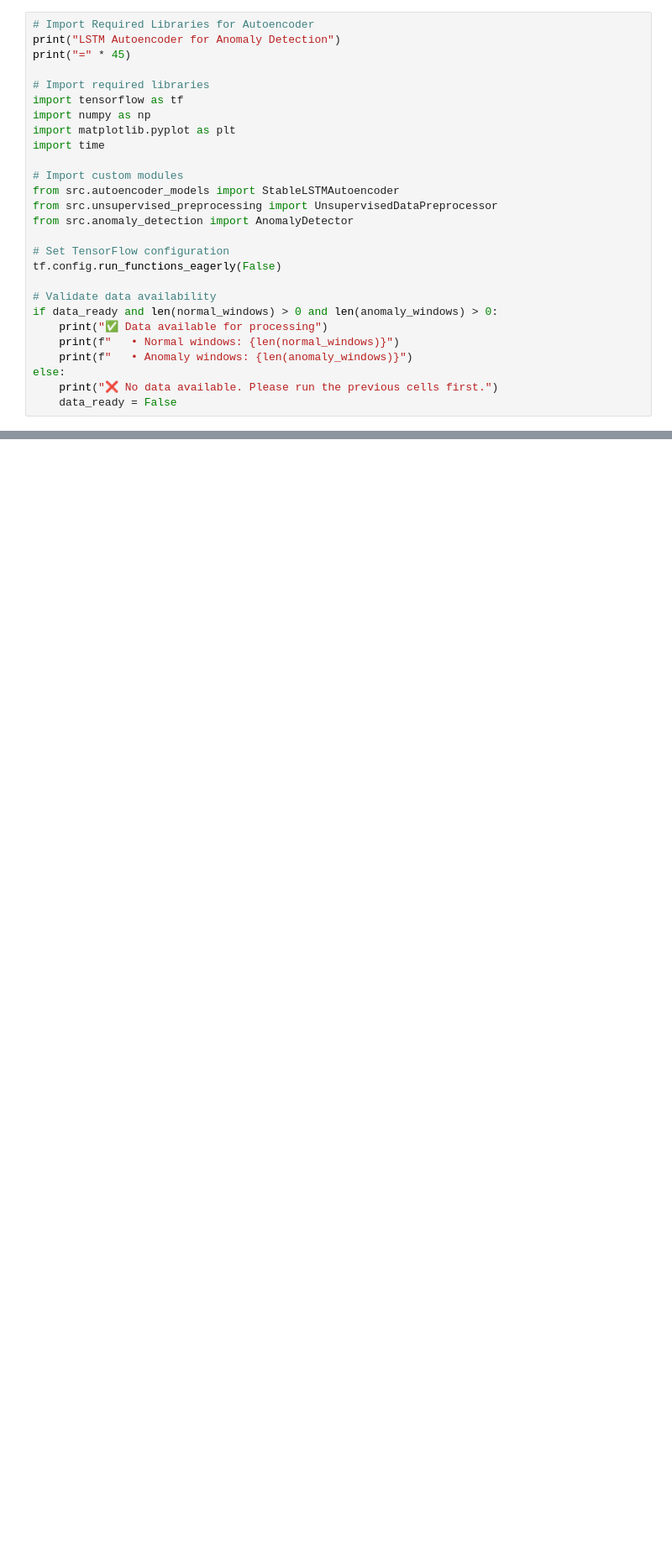
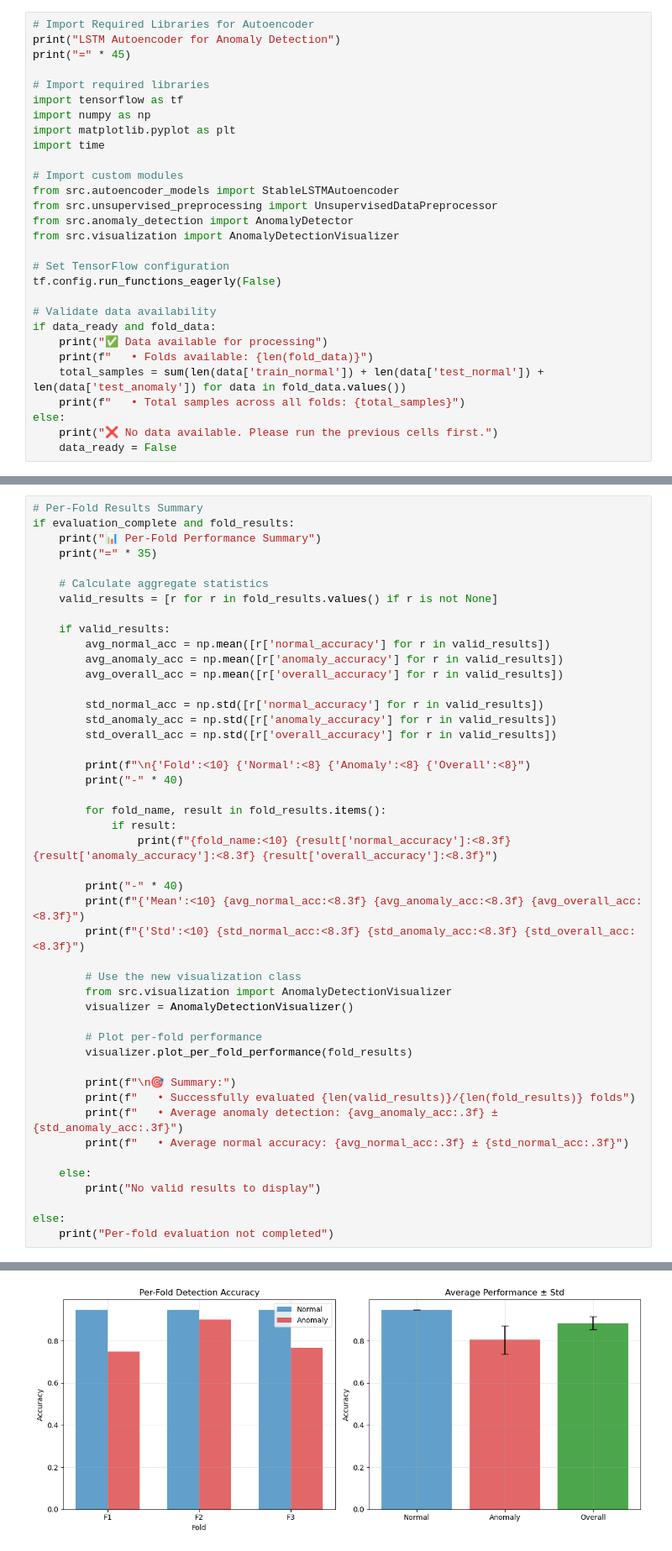
Before and after one commit to petrobras/3W, a Jupyter notebook: resources/introduction_to_ml_applied_to_mts/3_introduction_to_unsupervised_learning.ipynb, the cells around one changed output, grey strips where cells are left out. Shown at 84% size. Saved outputs shown, nothing was run; the diff lists cells and outputs as text; blank space fills up the shorter version.

```diff
--- a/resources/introduction_to_ml_applied_to_mts/3_introduction_to_unsupervised_learning.ipynb
+++ b/resources/introduction_to_ml_applied_to_mts/3_introduction_to_unsupervised_learning.ipynb
@@ -237,15 +453,17 @@ import time
 from src.autoencoder_models import StableLSTMAutoencoder
 from src.unsupervised_preprocessing import UnsupervisedDataPreprocessor
 from src.anomaly_detection import AnomalyDetector
+from src.visualization import AnomalyDetectionVisualizer
 
 # Set TensorFlow configuration
 tf.config.run_functions_eagerly(False)
 
 # Validate data availability
-if data_ready and len(normal_windows) > 0 and len(anomaly_windows) > 0:
+if data_ready and fold_data:
     print("✅ Data available for processing")
-    print(f"   • Normal windows: {len(normal_windows)}")
-    print(f"   • Anomaly windows: {len(anomaly_windows)}")
+    print(f"   • Folds available: {len(fold_data)}")
+    total_samples = sum(len(data['train_normal']) + len(data['test_normal']) + len(data['test_anomaly']) for data in fold_data.values())
+    print(f"   • Total samples across all folds: {total_samples}")
 else:
     print("❌ No data available. Please run the previous cells first.")
     data_ready = False
@@ -1398,0 +634,47 @@ Detailed     32           128          High-capacity model       🎯 Detailed,
+# %%
+# Per-Fold Results Summary
+if evaluation_complete and fold_results:
+    print("📊 Per-Fold Performance Summary")
+    print("=" * 35)
+
+    # Calculate aggregate statistics
+    valid_results = [r for r in fold_results.values() if r is not None]
+
+    if valid_results:
+        avg_normal_acc = np.mean([r['normal_accuracy'] for r in valid_results])
+        avg_anomaly_acc = np.mean([r['anomaly_accuracy'] for r in valid_results])
+        avg_overall_acc = np.mean([r['overall_accuracy'] for r in valid_results])
+
+        std_normal_acc = np.std([r['normal_accuracy'] for r in valid_results])
+        std_anomaly_acc = np.std([r['anomaly_accuracy'] for r in valid_results])
+        std_overall_acc = np.std([r['overall_accuracy'] for r in valid_results])
+
+        print(f"\n{'Fold':<10} {'Normal':<8} {'Anomaly':<8} {'Overall':<8}")
+        print("-" * 40)
+
+        for fold_name, result in fold_results.items():
+            if result:
+                print(f"{fold_name:<10} {result['normal_accuracy']:<8.3f} {result['anomaly_accuracy']:<8.3f} {result['overall_accuracy']:<8.3f}")
+
+        print("-" * 40)
+        print(f"{'Mean':<10} {avg_normal_acc:<8.3f} {avg_anomaly_acc:<8.3f} {avg_overall_acc:<8.3f}")
+        print(f"{'Std':<10} {std_normal_acc:<8.3f} {std_anomaly_acc:<8.3f} {std_overall_acc:<8.3f}")
+
+        # Use the new visualization class
+        from src.visualization import AnomalyDetectionVisualizer
+        visualizer = AnomalyDetectionVisualizer()
+
+        # Plot per-fold performance
+        visualizer.plot_per_fold_performance(fold_results)
+
+        print(f"\n🎯 Summary:")
+        print(f"   • Successfully evaluated {len(valid_results)}/{len(fold_results)} folds")
+        print(f"   • Average anomaly detection: {avg_anomaly_acc:.3f} ± {std_anomaly_acc:.3f}")
+        print(f"   • Average normal accuracy: {avg_normal_acc:.3f} ± {std_normal_acc:.3f}")
+
+    else:
+        print("No valid results to display")
+
+else:
+    print("Per-fold evaluation not completed")
+# %% [output]
@@ -1398,0 +692 @@ Detailed     32           128          High-capacity model       🎯 Detailed,
+[figure, added]
```
Also changed, not shown: parts of 41 cells of this notebook, 6 other files.
